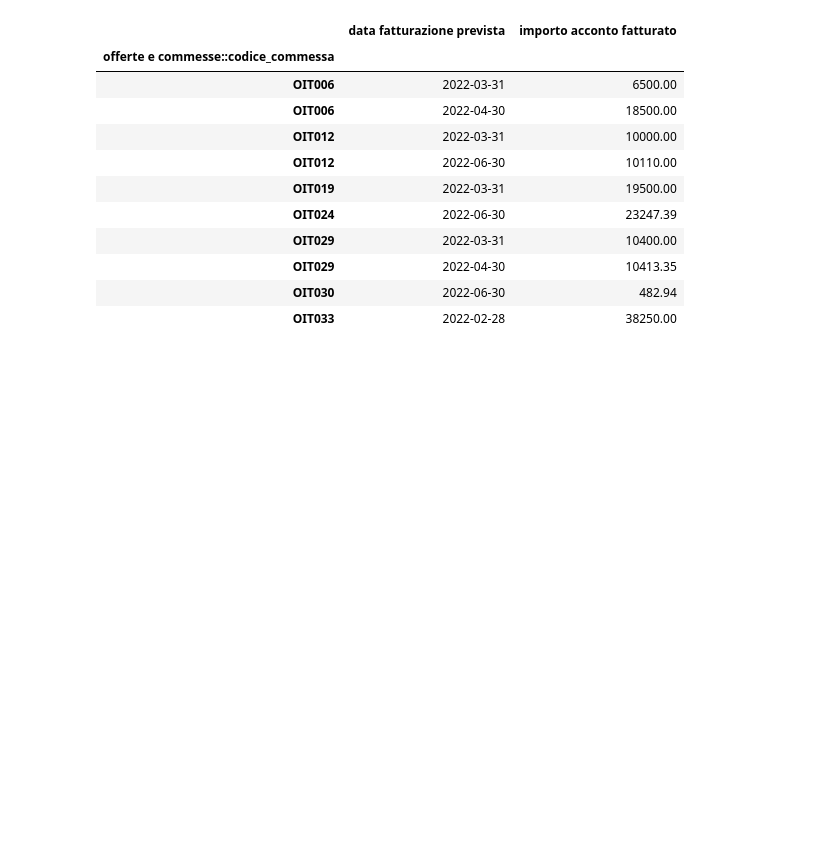
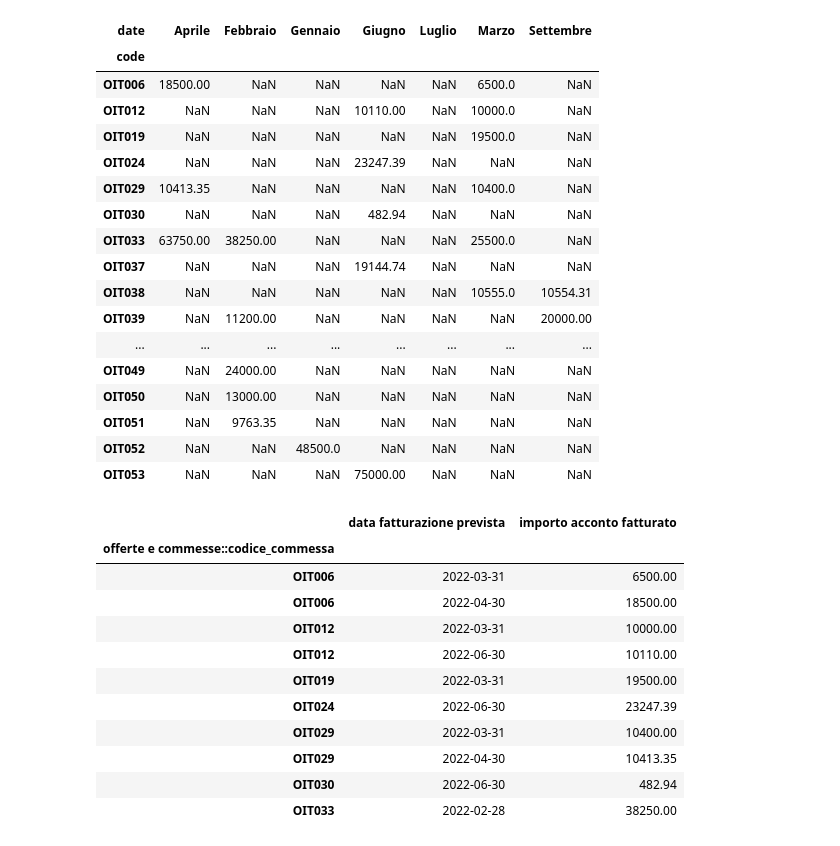
Before and after one commit to itsPeetah-archive/mm-pandas-cfconv, a Jupyter notebook: tests.ipynb, the cells around one changed output. Cells and saved outputs as stored; diff of their text form; code cells hidden in the pictures; blank space fills up the shorter version.

```diff
--- a/tests.ipynb
+++ b/tests.ipynb
@@ -20,3 +38,26 @@ srcDF.head(10)
+# %%
+pdf = df.pivot(index="code", columns="date", values="pay")
+# %%
+pdf
+# %% [output]
+| date | Aprile | Febbraio | Gennaio | Giugno | Luglio | Marzo | Settembre |
+| code |  |  |  |  |  |  |  |
+| OIT006 | 18500.00 | NaN | NaN | NaN | NaN | 6500.0 | NaN |
+| OIT012 | NaN | NaN | NaN | 10110.00 | NaN | 10000.0 | NaN |
+| OIT019 | NaN | NaN | NaN | NaN | NaN | 19500.0 | NaN |
+| OIT024 | NaN | NaN | NaN | 23247.39 | NaN | NaN | NaN |
+| OIT029 | 10413.35 | NaN | NaN | NaN | NaN | 10400.0 | NaN |
+| OIT030 | NaN | NaN | NaN | 482.94 | NaN | NaN | NaN |
+| OIT033 | 63750.00 | 38250.00 | NaN | NaN | NaN | 25500.0 | NaN |
+| OIT037 | NaN | NaN | NaN | 19144.74 | NaN | NaN | NaN |
+| OIT038 | NaN | NaN | NaN | NaN | NaN | 10555.0 | 10554.31 |
+| OIT039 | NaN | 11200.00 | NaN | NaN | NaN | NaN | 20000.00 |
+| ... | ... | ... | ... | ... | ... | ... | ... |
+| OIT049 | NaN | 24000.00 | NaN | NaN | NaN | NaN | NaN |
+| OIT050 | NaN | 13000.00 | NaN | NaN | NaN | NaN | NaN |
+| OIT051 | NaN | 9763.35 | NaN | NaN | NaN | NaN | NaN |
+| OIT052 | NaN | NaN | 48500.0 | NaN | NaN | NaN | NaN |
+| OIT053 | NaN | NaN | NaN | 75000.00 | NaN | NaN | NaN |
 # %%
 df = srcDF.set_index(srcDF.iloc[:,0]).sort_index().iloc[:, 1:]
 # %%
```
Also changed, not shown: parts of 9 cells of this notebook, 4 other files.
